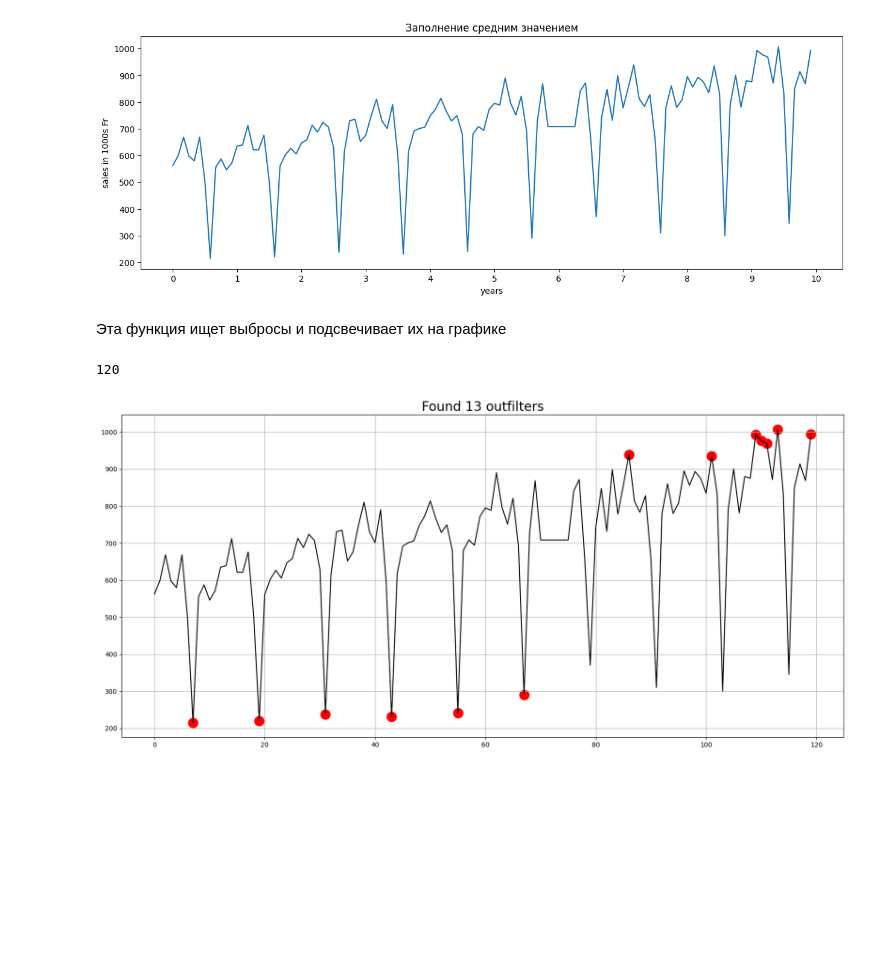
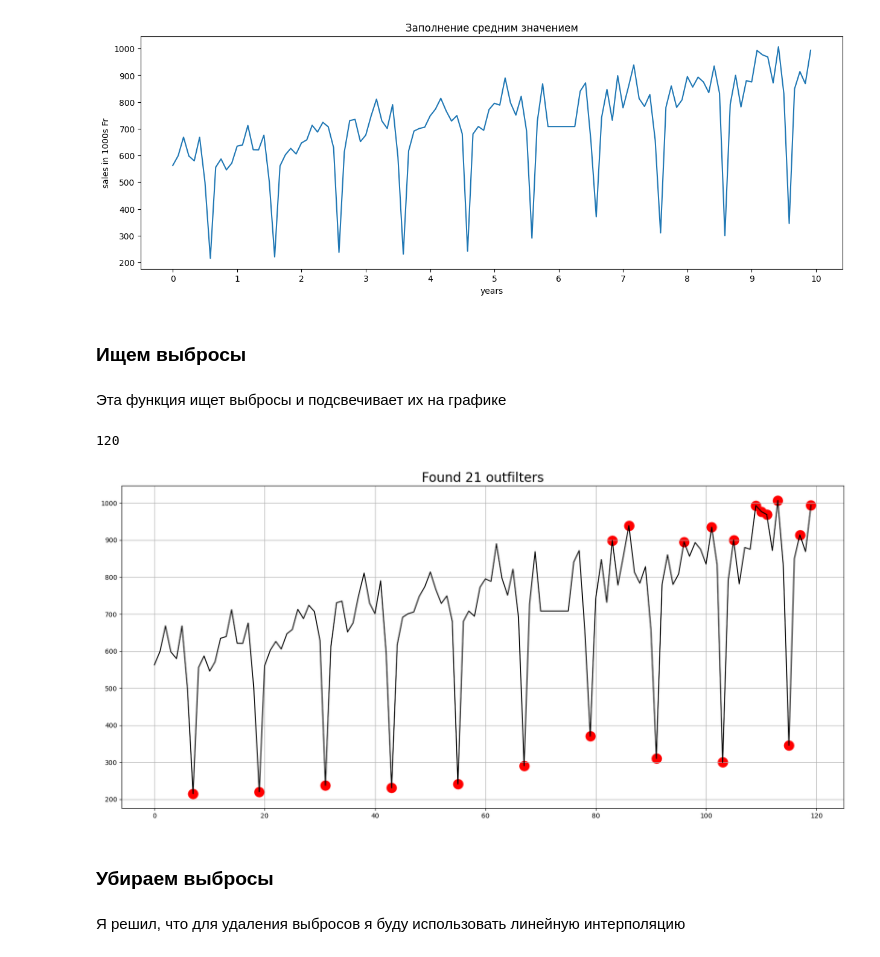
Before and after one commit to alexvilno/PSU_TIMESERIES, a Jupyter notebook: homework4/homework.ipynb, the cells around one changed output. Saved outputs shown, nothing was run; the diff lists cells and outputs as text; code cells hidden in the pictures; blank space fills up the shorter version.

```diff
--- a/homework4/homework.ipynb
+++ b/homework4/homework.ipynb
@@ -338,42 +340,52 @@ plot_assignation(
 )
 # %% [output]
 [figure]
+# %% [markdown]
+### Ищем выбросы <a id="dec"> </a>
 # %% [markdown]
 Эта функция ищет выбросы и подсвечивает их на графике
 # %%
 import seaborn as sns
 from sklearn import preprocessing, svm
 
-def find_outliers(
+def show_found_outliers(
     dataframe: pd.DataFrame,
     target_index: str,
-    perc: Optional[float] = 0.1
+    perc: Optional[float] = 0.17
 ) -> None:
     scaler = preprocessing.StandardScaler()
     ts_scaled = scaler.fit_transform(dataframe[target_index].values.reshape(-1, 1))
     print(len(ts_scaled))
     model = svm.OneClassSVM(nu=perc, kernel="rbf", gamma=0.01)
     model.fit(ts_scaled)
 
     df_outfilers = dataframe[target_index].to_frame(name="ts")
     df_outfilers["index"] = range(len(dataframe))
     df_outfilers["outlier"] = model.predict(ts_scaled)
     df_outfilers["outlier"] = df_outfilers["outlier"].apply(lambda x: 1 if x == -1 else 0)
 
     fig, ax = plt.subplots(figsize=(20, 9))
     ax.plot(df_outfilers["index"], df_outfilers["ts"], color="black")
     ax.scatter(
         x=df_outfilers[df_outfilers["outlier"] == 1]["index"],
         y=df_outfilers[df_outfilers["outlier"] == 1]["ts"],
         color="red",
         linewidths=10
     )
     plt.title(f"Found {sum(df_outfilers['outlier'] == 1)} outfilters", fontdict={'fontsize': 20})
     ax.grid(True)
     plt.show()
 
 
-find_outliers(sales_df, 'x', 0.1)
+show_found_outliers(
+    dataframe=sales_df,
+    target_index='x',
+    perc=0.18
+)
 # %% [output]
 120
-[figure, old version]
+[figure, new version]
+# %% [markdown]
+### Убираем выбросы <a id="rdec"> </a>
+# %% [markdown]
+Я решил, что для удаления выбросов я буду использовать линейную интерполяцию
```
Also changed, not shown: parts of 9 cells of this notebook.
